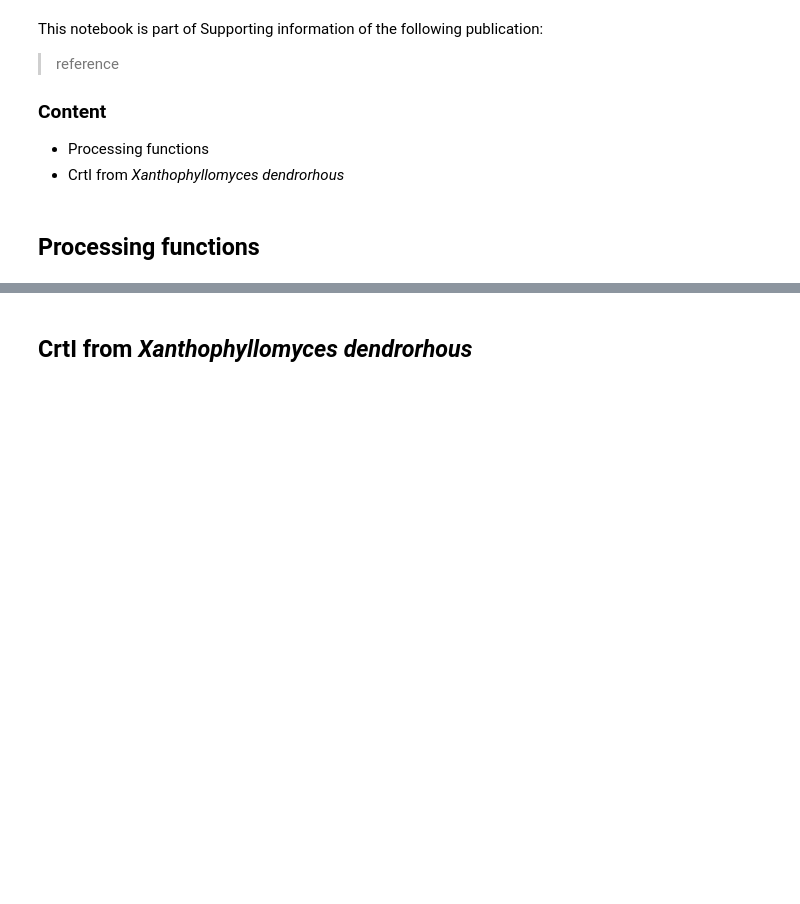
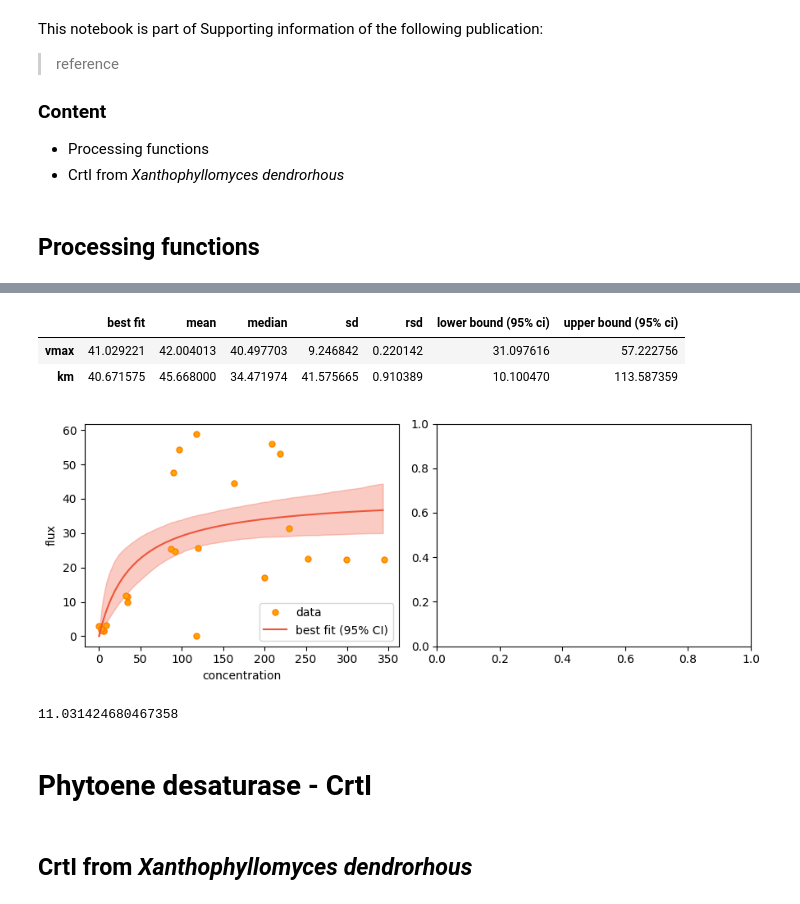
Before and after one commit to MetaSys-LISBP/in_vivo_enzymatic_parameters, a Jupyter notebook: enzinvivo.ipynb, the cells around one changed output, grey strips where cells are left out. Saved outputs shown, nothing was run; the diff lists cells and outputs as text; code cells hidden in the pictures; blank space fills up the shorter version.

```diff
--- a/enzinvivo.ipynb
+++ b/enzinvivo.ipynb
@@ -104,3 +198,23 @@ def plot_results(x, y, mini, out, results_mc):
+# %%
+ci_par
+# %% [output]
+|  | best fit | mean | median | sd | rsd | lower bound (95% ci) | upper bound (95% ci) |
+| vmax | 41.029221 | 42.004013 | 40.497703 | 9.246842 | 0.220142 | 31.097616 | 57.222756 |
+| km | 40.671575 | 45.668000 | 34.471974 | 41.575665 | 0.910389 | 10.100470 | 113.587359 |
+# %%
+plot_results(CrtB_tef1_GGPP, CrtB_tef1_phytoene_flux, mini, results, ci_sim,
+             save="./figures/CrtB_tef1.svg",
+             plot=dict(figsize=(9, 3.5)),
+             plot_args=dict(markerfacecolor="#FFA500", markeredgewidth=1, markeredgecolor="#FF7F00"),
+             plot_sim=dict(color="#EF553B"))
+# %% [output]
+[figure, new version]
+# %%
+np.mean(np.abs(results.residual))
+# %% [output]
+11.031424680467358
+# %% [markdown]
+# Phytoene desaturase - CrtI
 # %% [markdown]
 ## CrtI from *Xanthophyllomyces dendrorhous*
 # %%
```
Also changed, not shown: parts of 40 cells of this notebook, 5 other files.
